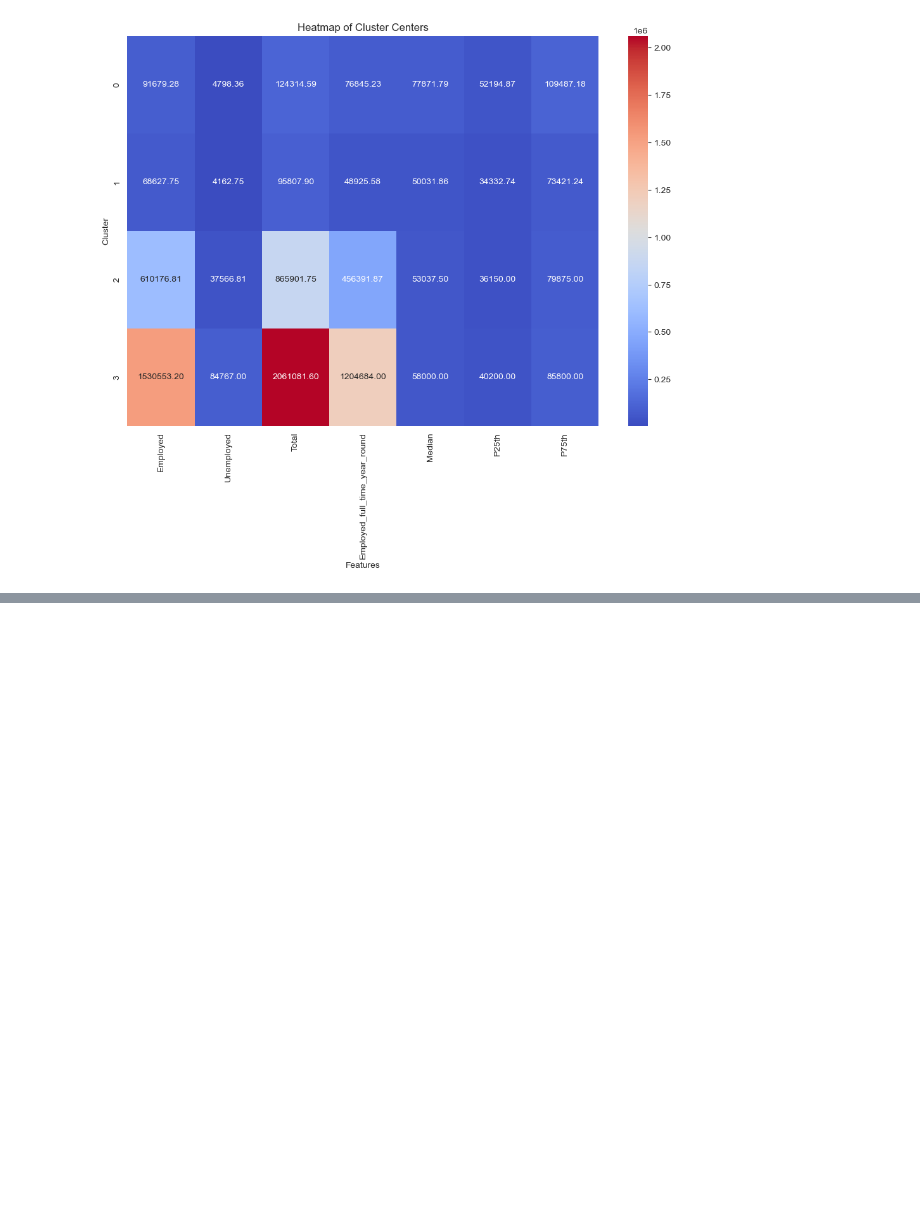
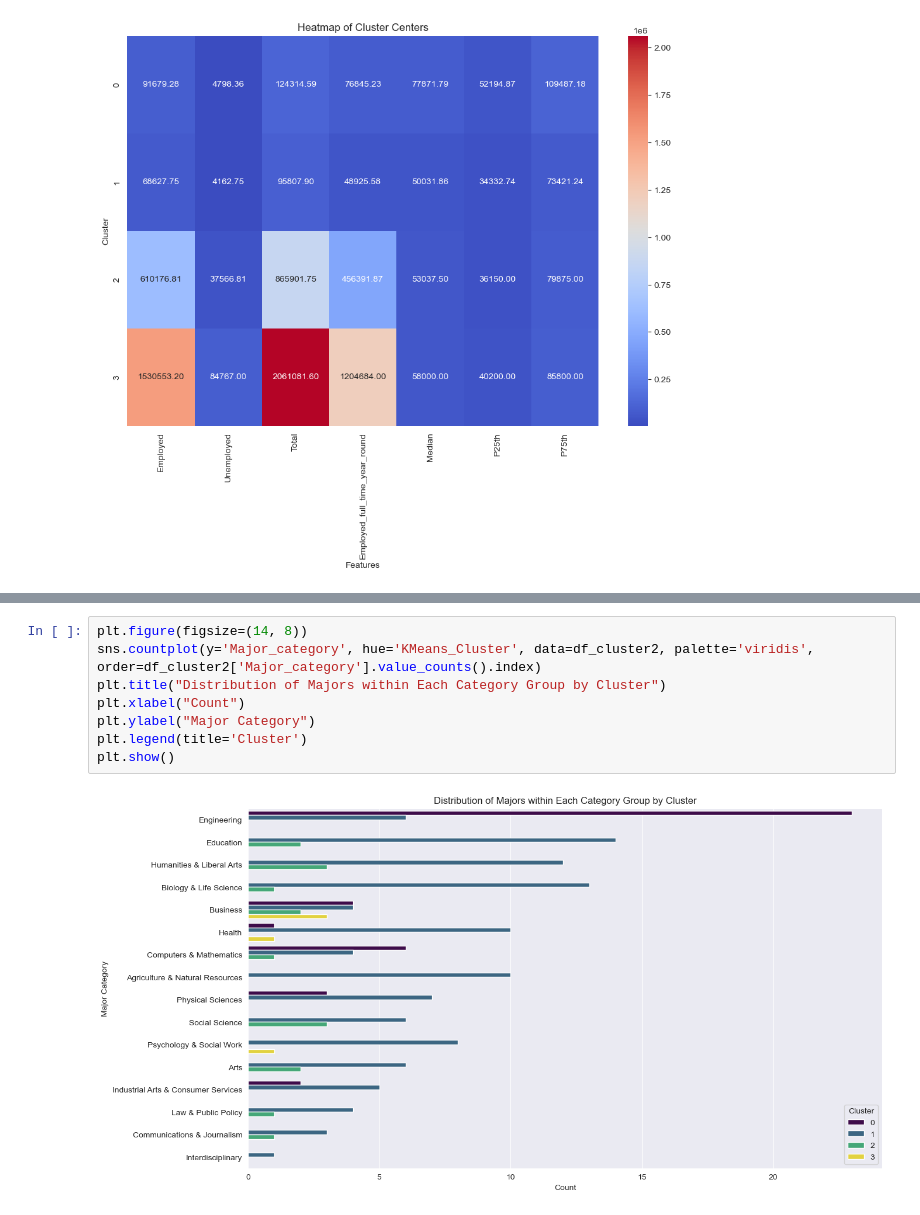
Before and after one commit to ToyaOkey/Project4, a Jupyter notebook: notebook.ipynb, the cells around one changed output, grey strips where cells are left out. Drawn from its saved outputs; the diff is of its cells as text; blank space fills up the shorter version.

```diff
--- a/notebook.ipynb
+++ b/notebook.ipynb
@@ -415,0 +410,10 @@ Passing `palette` without assigning `hue` is deprecated and will be removed in v
+# %%
+plt.figure(figsize=(14, 8))
+sns.countplot(y='Major_category', hue='KMeans_Cluster', data=df_cluster2, palette='viridis', order=df_cluster2['Major_category'].value_counts().index)
+plt.title("Distribution of Majors within Each Category Group by Cluster")
+plt.xlabel("Count")
+plt.ylabel("Major Category")
+plt.legend(title='Cluster')
+plt.show()
+# %% [output]
+[figure, added]
```
Also changed, not shown: parts of 13 cells of this notebook.
